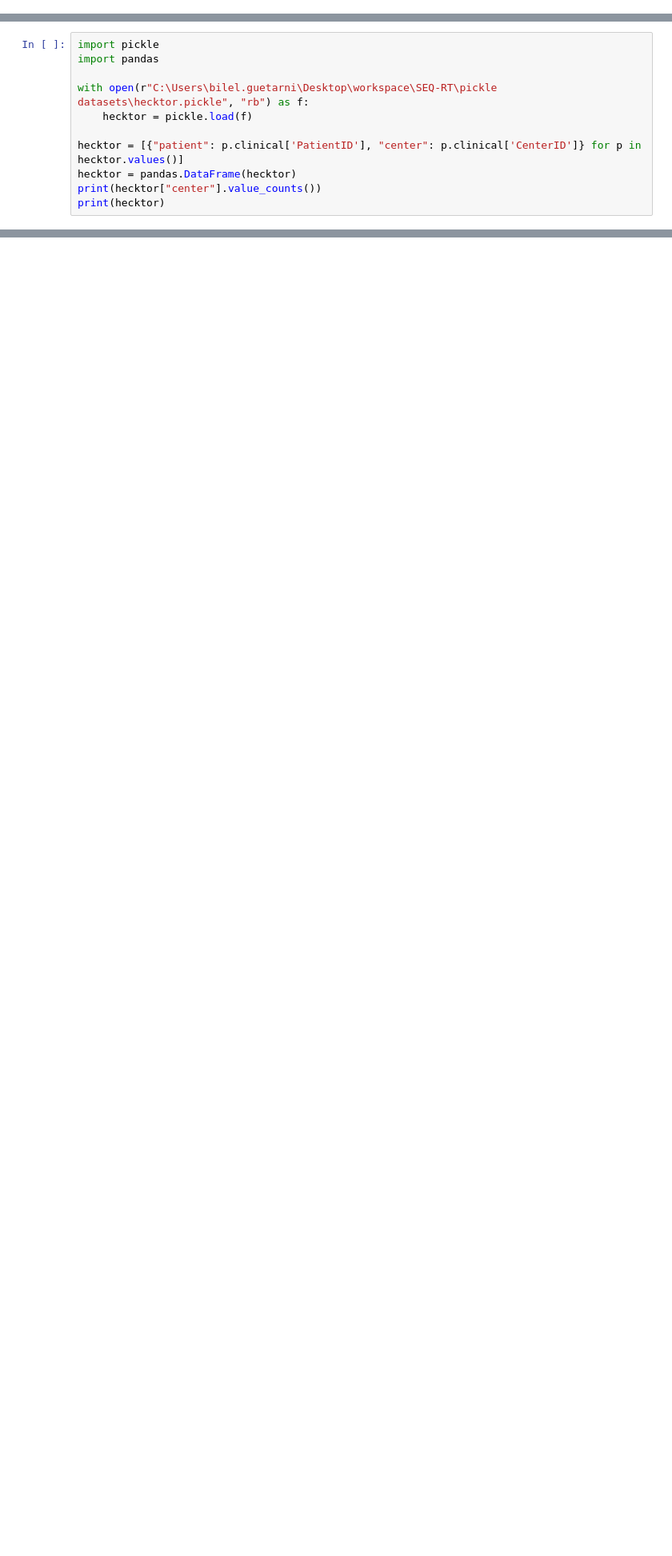
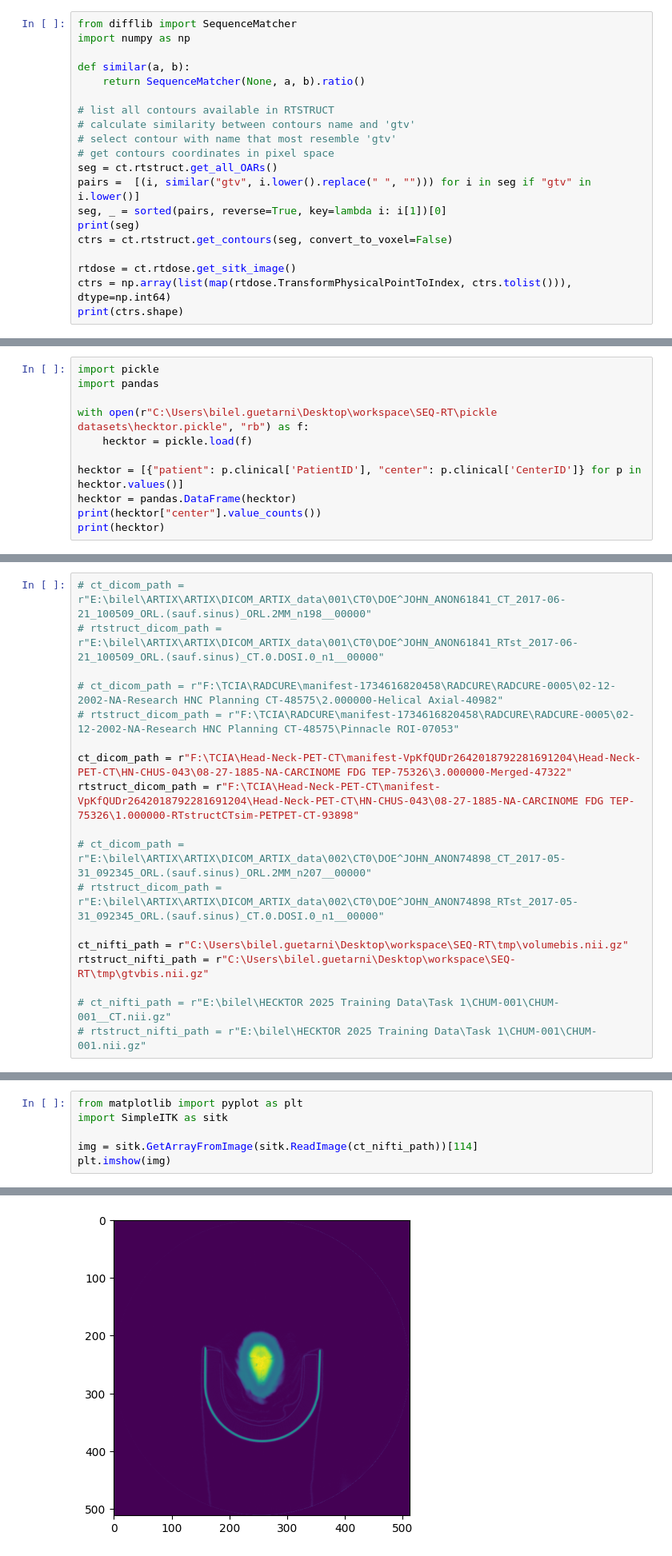
Before and after one commit to bguetarni/3DCT-VFM-benchmark, a Jupyter notebook: data.ipynb, the cells around one changed output, grey strips where cells are left out. Shown at 80% size. Drawn from its saved outputs; the diff is of its cells as text; blank space fills up the shorter version.

```diff
--- a/data.ipynb
+++ b/data.ipynb
@@ -2258,0 +2290,20 @@ fig.show()
+# %%
+from difflib import SequenceMatcher
+import numpy as np
+
+def similar(a, b):
+    return SequenceMatcher(None, a, b).ratio()
+
+# list all contours available in RTSTRUCT
+# calculate similarity between contours name and 'gtv'
+# select contour with name that most resemble 'gtv'
+# get contours coordinates in pixel space
+seg = ct.rtstruct.get_all_OARs()
+pairs =  [(i, similar("gtv", i.lower().replace(" ", ""))) for i in seg if "gtv" in i.lower()]
+seg, _ = sorted(pairs, reverse=True, key=lambda i: i[1])[0]
+print(seg)
+ctrs = ct.rtstruct.get_contours(seg, convert_to_voxel=False)
+
+rtdose = ct.rtdose.get_sitk_image()
+ctrs = np.array(list(map(rtdose.TransformPhysicalPointToIndex, ctrs.tolist())), dtype=np.int64)
+print(ctrs.shape)
@@ -3787,0 +4221,18 @@ df.to_excel(r"C:\Users\bilel.guetarni\Desktop\workspace\SEQ-RT\tmp\hecktor-headn
+# %%
+# ct_dicom_path = r"E:\bilel\ARTIX\ARTIX\DICOM_ARTIX_data\001\CT0\DOE^JOHN_ANON61841_CT_2017-06-21_100509_ORL.(sauf.sinus)_ORL.2MM_n198__00000"
+# rtstruct_dicom_path = r"E:\bilel\ARTIX\ARTIX\DICOM_ARTIX_data\001\CT0\DOE^JOHN_ANON61841_RTst_2017-06-21_100509_ORL.(sauf.sinus)_CT.0.DOSI.0_n1__00000"
+
+# ct_dicom_path = r"F:\TCIA\RADCURE\manifest-1734616820458\RADCURE\RADCURE-0005\02-12-2002-NA-Research HNC Planning CT-48575\2.000000-Helical Axial-40982"
+# rtstruct_dicom_path = r"F:\TCIA\RADCURE\manifest-1734616820458\RADCURE\RADCURE-0005\02-12-2002-NA-Research HNC Planning CT-48575\Pinnacle ROI-07053"
+
+ct_dicom_path = r"F:\TCIA\Head-Neck-PET-CT\manifest-VpKfQUDr2642018792281691204\Head-Neck-PET-CT\HN-CHUS-043\08-27-1885-NA-CARCINOME FDG TEP-75326\3.000000-Merged-47322"
+rtstruct_dicom_path = r"F:\TCIA\Head-Neck-PET-CT\manifest-VpKfQUDr2642018792281691204\Head-Neck-PET-CT\HN-CHUS-043\08-27-1885-NA-CARCINOME FDG TEP-75326\1.000000-RTstructCTsim-PETPET-CT-93898"
+
+# ct_dicom_path = r"E:\bilel\ARTIX\ARTIX\DICOM_ARTIX_data\002\CT0\DOE^JOHN_ANON74898_CT_2017-05-31_092345_ORL.(sauf.sinus)_ORL.2MM_n207__00000"
+# rtstruct_dicom_path = r"E:\bilel\ARTIX\ARTIX\DICOM_ARTIX_data\002\CT0\DOE^JOHN_ANON74898_RTst_2017-05-31_092345_ORL.(sauf.sinus)_CT.0.DOSI.0_n1__00000"
+
+ct_nifti_path = r"C:\Users\bilel.guetarni\Desktop\workspace\SEQ-RT\tmp\volumebis.nii.gz"
+rtstruct_nifti_path = r"C:\Users\bilel.guetarni\Desktop\workspace\SEQ-RT\tmp\gtvbis.nii.gz"
+
+# ct_nifti_path = r"E:\bilel\HECKTOR 2025 Training Data\Task 1\CHUM-001\CHUM-001__CT.nii.gz"
+# rtstruct_nifti_path = r"E:\bilel\HECKTOR 2025 Training Data\Task 1\CHUM-001\CHUM-001.nii.gz"
@@ -3787,0 +4255,7 @@ df.to_excel(r"C:\Users\bilel.guetarni\Desktop\workspace\SEQ-RT\tmp\hecktor-headn
+# %%
+from matplotlib import pyplot as plt
+import SimpleITK as sitk
+
+img = sitk.GetArrayFromImage(sitk.ReadImage(ct_nifti_path))[114]
+plt.imshow(img)
+# %% [output]
@@ -3787,0 +4263 @@ df.to_excel(r"C:\Users\bilel.guetarni\Desktop\workspace\SEQ-RT\tmp\hecktor-headn
+[figure, added]
```
Also changed, not shown: parts of 38 cells of this notebook, 1 other file.
